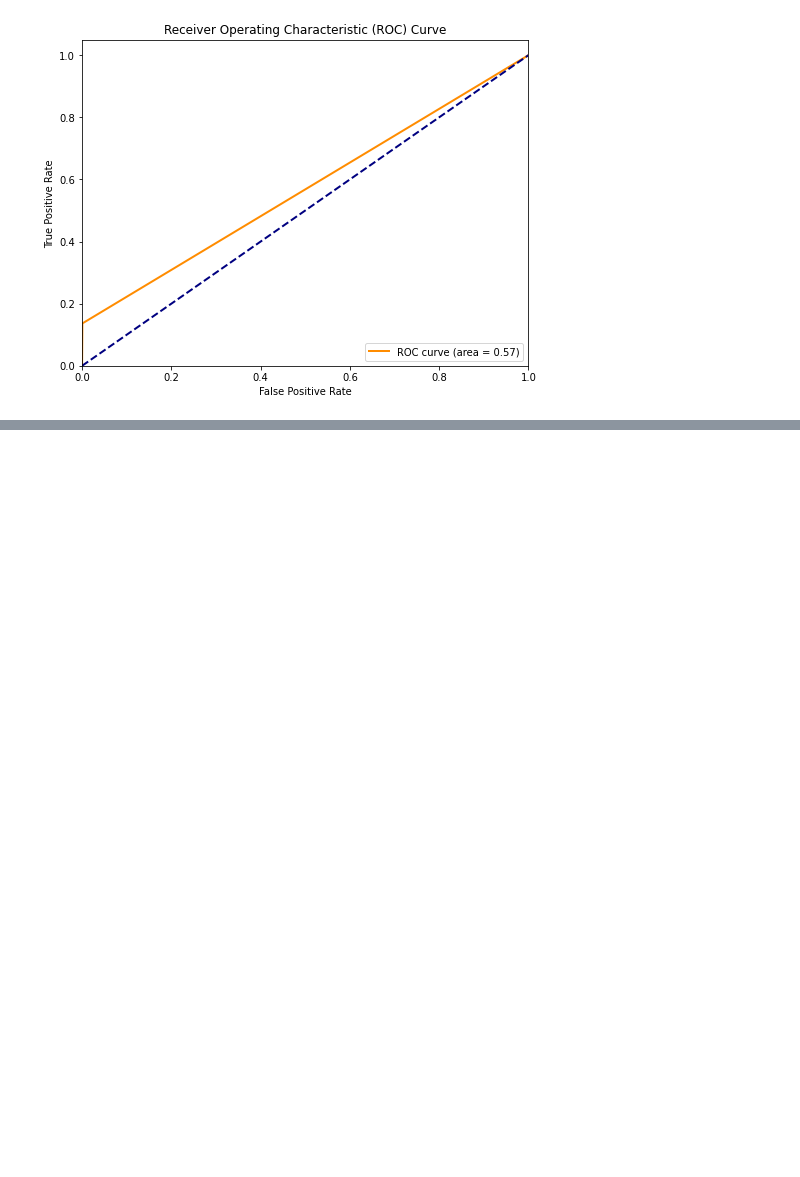
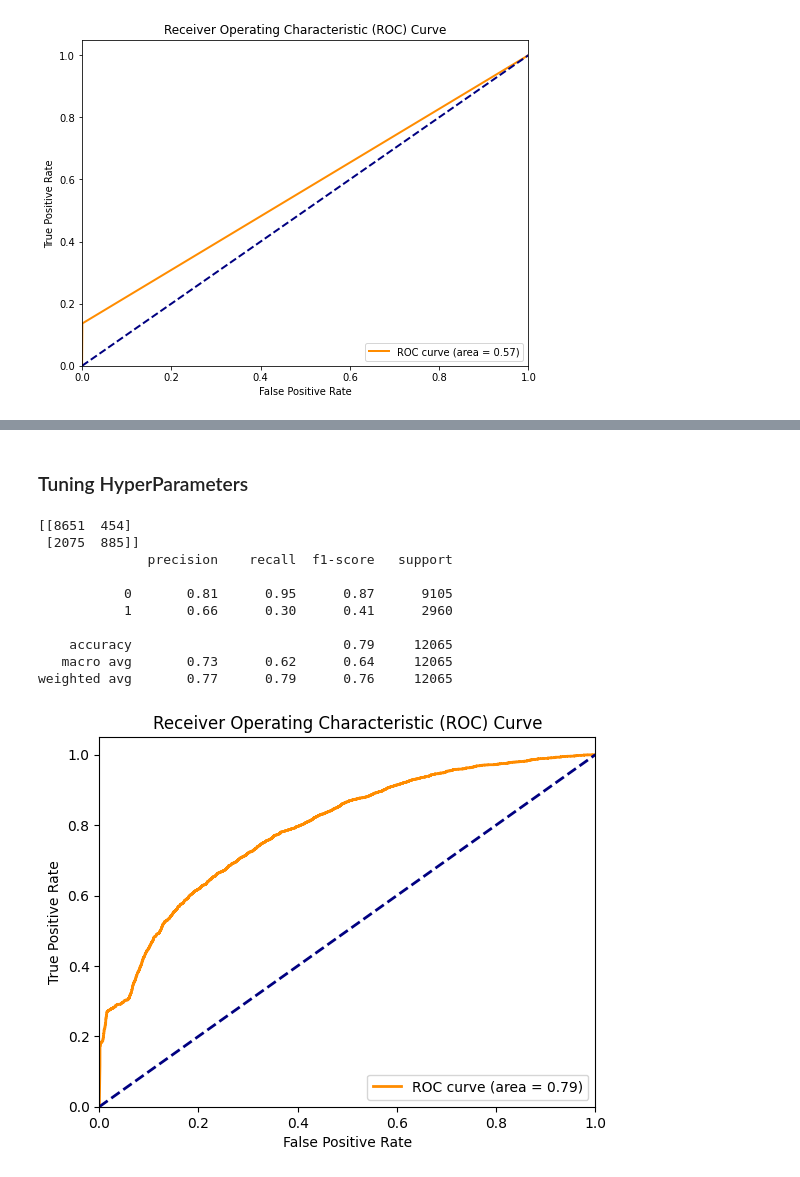
Before and after one commit to hammaadrizwan/Income-Classifier-using-Ensemble-algorithm, a Jupyter notebook: Notebook.ipynb, the cells around one changed output, grey strips where cells are left out. Saved outputs shown, nothing was run; the diff lists cells and outputs as text; code cells hidden in the pictures; blank space fills up the shorter version.

```diff
--- a/Notebook.ipynb
+++ b/Notebook.ipynb
@@ -435,0 +451,7 @@ plt.show()
+# %%
+adult_data["income_higher_than_50K"] = adult_data["income"].apply(lambda x: 1 if x == " >50K" else 0)
+adult_test["income_higher_than_50K"] = adult_test["income"].apply(lambda x: 1 if x == " >50K" else 0)
+adult_data.drop('income', axis=1, inplace=True)
+adult_test.drop('income', axis=1, inplace=True)
+adult_data.to_csv('Data/cleaned_adult_data.csv', index=False)
+adult_test.to_csv('Data/adult_test.csv', index=False)
@@ -435,0 +539,52 @@ plt.show()
+# %% [markdown]
+<h3>Tuning HyperParameters</h3>
+# %%
+from sklearn.model_selection import train_test_split
+x_train, x_test, y_train, y_test = train_test_split(x, y, test_size = 0.4, random_state = 0)
+
+# Feature Scaling
+from sklearn.preprocessing import StandardScaler
+sc = StandardScaler()
+x_train = sc.fit_transform(x_train)
+x_test = sc.transform(x_test)
+
+from sklearn.naive_bayes import GaussianNB
+classifier = GaussianNB()
+classifier.fit(x_train, y_train)
+y_pred = classifier.predict(x_test)
+from sklearn.metrics import confusion_matrix
+cm = confusion_matrix(y_test, y_pred)
+print(cm)
+
+from sklearn.metrics import classification_report
+print(classification_report(y_test, y_pred))
+from sklearn.metrics import roc_curve, roc_auc_score
+import matplotlib.pyplot as plt
+
+y_prob = classifier.predict_proba(x_test)[:, 1]
+fpr, tpr, thresholds = roc_curve(y_test, y_prob)
+roc_auc = roc_auc_score(y_test, y_prob)
+
+# Plot ROC curve
+plt.figure()
+plt.plot(fpr, tpr, color='darkorange', lw=2, label='ROC curve (area = %0.2f)' % roc_auc)
+plt.plot([0, 1], [0, 1], color='navy', lw=2, linestyle='--')
+plt.xlim([0.0, 1.0])
+plt.ylim([0.0, 1.05])
+plt.xlabel('False Positive Rate')
+plt.ylabel('True Positive Rate')
+plt.title('Receiver Operating Characteristic (ROC) Curve')
+plt.legend(loc="lower right")
+plt.show()
+# %% [output]
+[[8651  454]
+ [2075  885]]
+              precision    recall  f1-score   support
+
+           0       0.81      0.95      0.87      9105
+           1       0.66      0.30      0.41      2960
+
+    accuracy                           0.79     12065
+   macro avg       0.73      0.62      0.64     12065
+weighted avg       0.77      0.79      0.76     12065
+[figure, added]
```
Also changed, not shown: parts of 34 cells of this notebook, 2 other files.
